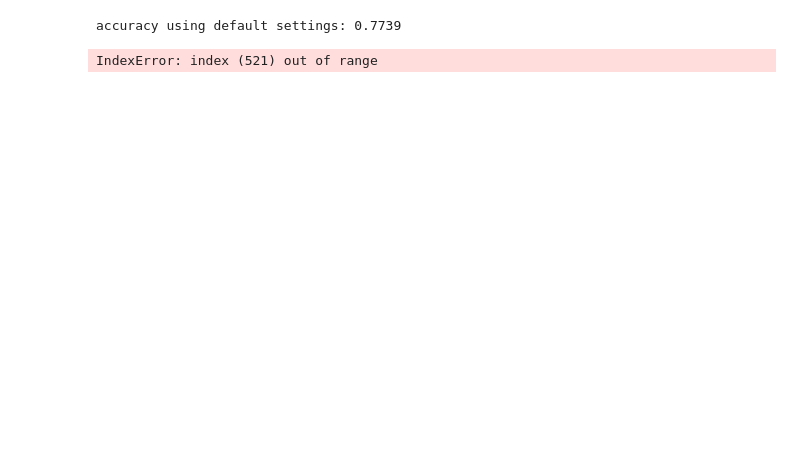
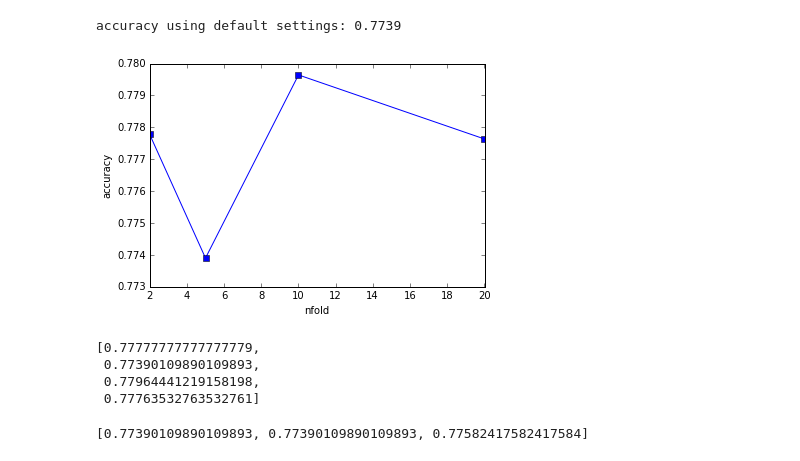
Before and after one commit to sabya08/SocialNetworkAnalysis, a Jupyter notebook: Project.ipynb, the cells around one changed output. Drawn from its saved outputs; the diff is of its cells as text; code cells hidden in the pictures; blank space fills up the shorter version.

```diff
--- a/Project.ipynb
+++ b/Project.ipynb
@@ -265,5 +321,7 @@ Users prefer iOS more!!
 # %% [markdown]
 # Verifying Accuracy with Cross Validation
+# %%
+testfilename = 'data/newdata_ios.txt'
 # %%
 def get_true_labels(file_name):
     """Return a *numpy array* of ints for the true sentiment labels of each file.
@@ -293,7 +351,7 @@ def get_true_labels(file_name):
     return values
     ###
 
-labels = get_true_labels('data/newdata_ios.txt')
+labels = get_true_labels(testfilename)
 print('first 3 and last 3 labels are: %s' % str(labels[[1,2,3,-3,-2,-1]]))
 # %% [output]
 first 3 and last 3 labels are: [-1 -1 -1  1  0  1]
@@ -362,7 +420,7 @@ def do_vectorize(filename, tokenizer_fn=tokenize, min_df=1,
     return (X,vectorizer)
     ###
 
-matrix, vec = do_vectorize('data/newdata_ios.txt')
+matrix, vec = do_vectorize(testfilename)
 print ('matrix represents %d documents with %d features' % (matrix.shape[0], matrix.shape[1]))
 print('first doc has terms:\n%s' % (str(sorted(matrix[0].nonzero()[1]))))
 # %% [output]
@@ -383,7 +441,7 @@ def repeatable_shuffle(X, y, filenames):
     return X[indices], y[indices], np.array(filenames)[indices]
 
 trainTweets = []
-trainiOSFiles = open('data/newdata_ios.txt','r')
+trainiOSFiles = open(testfilename,'r')
 trainiOSTweet = trainiOSFiles.readline()
 while trainiOSTweet:
     trainTweets.append(trainiOSTweet)
@@ -472,6 +557,37 @@ print('accuracy using default settings: %.4g' % do_expt('data/newdata_ios.txt',
 # %% [output]
 accuracy using default settings: 0.7739
-# %%
-print('accuracy using default settings: %.4g' % do_expt('data/newdata_android.txt', y))
-# %% [output]
-IndexError: index (521) out of range
+# %%
+def compare_n_folds(filenames, y):
+    """
+    Vary the setting of n_folds parameter in the do_expt
+    function to be in [2,5,10,20]. For each setting, call do_expt and
+    store the resulting accuracy. Plot the accuracies for each setting.
+    Also return the list of accuracies. Use the default value for all
+    other arguments to the do_expt function.
+    Params:
+        filenames....list of training file names
+        y............true labels for each file (a numpy array)
+    Returns:
+        a list of average testing accuracies, one per fold.
+    """
+    ###TODO
+    arr_nfolds = [2,5,10,20]
+    accuracyList = []
+    for nfold in arr_nfolds:
+        accuracy = do_expt(filenames, y, n_folds = nfold)
+        accuracyList.append(accuracy)
+    plt.figure()
+    plt.plot(arr_nfolds,accuracyList, marker="s")
+    plt.ylabel('accuracy')
+    plt.xlabel('nfold')
+    plt.show()
+    return accuracyList
+    ###
+
+compare_n_folds(testfilename, y)
+# %% [output]
+[figure, added]
+[0.77777777777777779,
+ 0.77390109890109893,
+ 0.77964441219158198,
+ 0.77763532763532761]
@@ -477,0 +657,4 @@ IndexError: index (521) out of range
+# %%
+tokenizer_expt(y)
+# %% [output]
+[0.77390109890109893, 0.77390109890109893, 0.77582417582417584]
```
Also changed, not shown: parts of 14 cells of this notebook.
